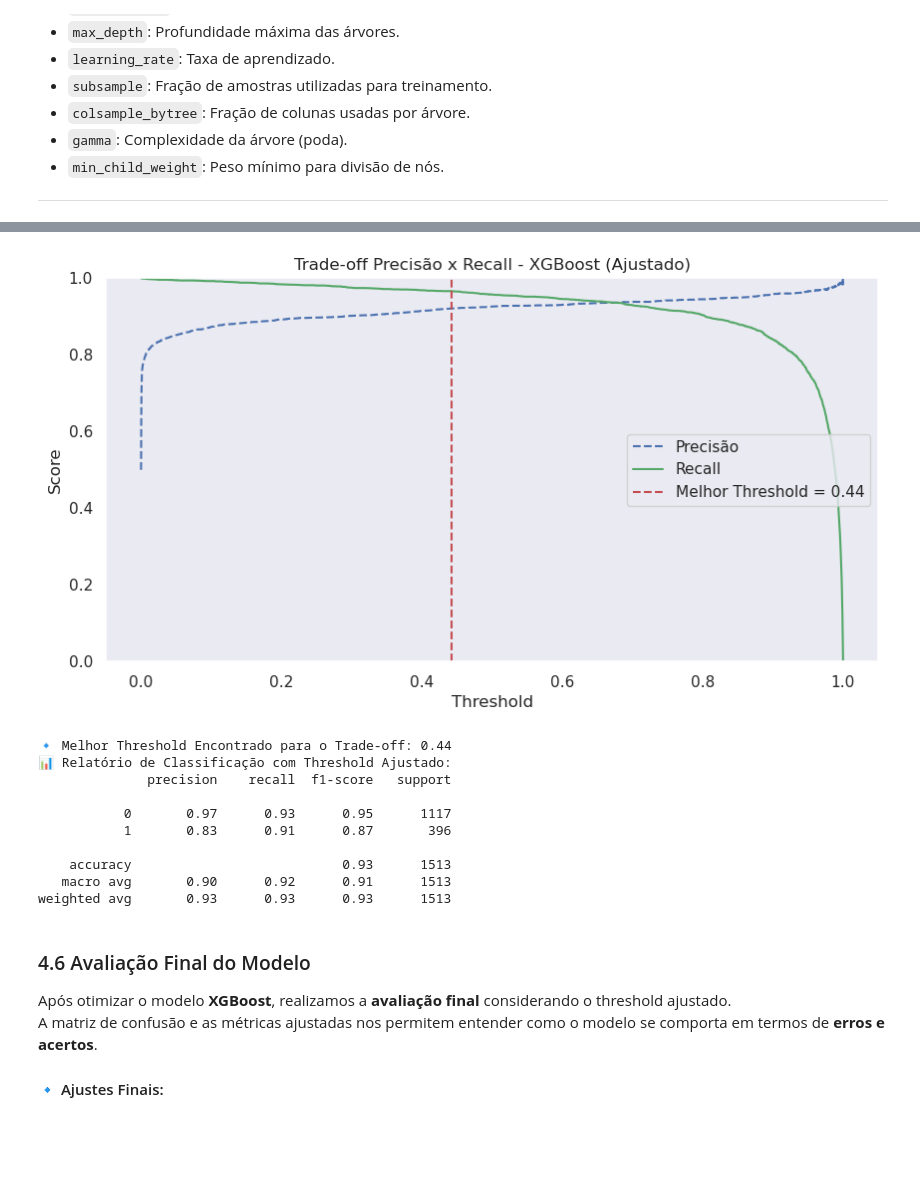
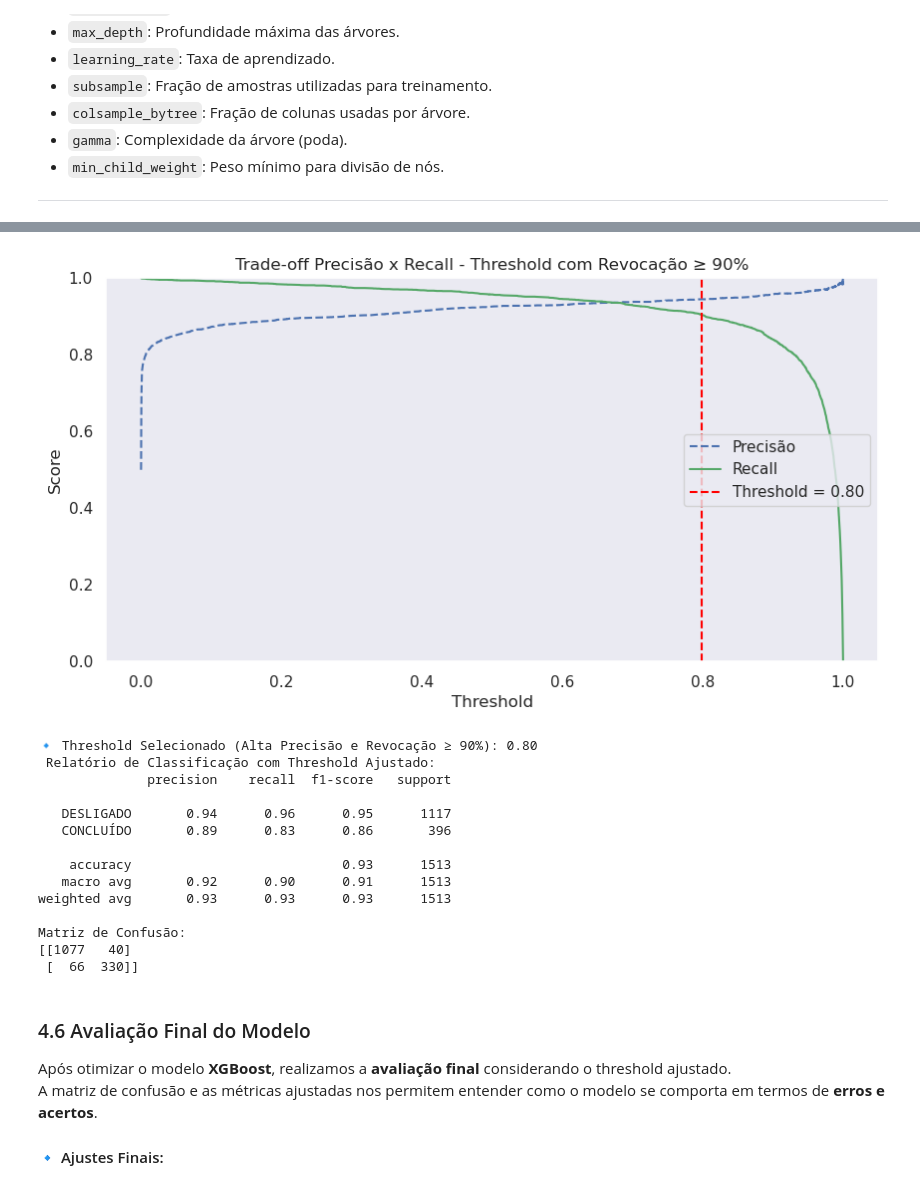
Before and after one commit to rccs2024/modelagem_preditiva, a Jupyter notebook: 3 - Pipeline_Modelagem_Preditiva_XGBoost.ipynb, the cells around one changed output, grey strips where cells are left out. Drawn from its saved outputs; the diff is of its cells as text; code cells hidden in the pictures; blank space fills up the shorter version.

```diff
--- a/3 - Pipeline_Modelagem_Preditiva_XGBoost.ipynb
+++ b/3 - Pipeline_Modelagem_Preditiva_XGBoost.ipynb
@@ -579,7 +592,7 @@ Para encontrar um **threshold ótimo**, realizamos um **trade-off entre Precisã
 SEED = 42
 np.random.seed(SEED)
 
-# Criar a validação cruzada estratificada com menos splits para reduzir tempo
+# Criar a validação cruzada estratificada
 cv = StratifiedKFold(n_splits=3, shuffle=True, random_state=SEED)
 
 # Inicializar o modelo XGBoost com os melhores hiperparâmetros ajustados
@@ -590,58 +603,80 @@ best_xgb_model = XGBClassifier(
     max_depth=6,
     min_child_weight=5,
     n_estimators=450,
     subsample=0.9,
     objective='binary:logistic',
     eval_metric='logloss',
     use_label_encoder=False,
     random_state=SEED
 )
 
-# Obter previsões probabilísticas usando validação cruzada
-y_scores = cross_val_predict(best_xgb_model, X_train_bal, y_train_bal, cv=cv, method="predict_proba", n_jobs=-1)[:, 1]
+# Obter previsões probabilísticas com validação cruzada
+y_scores = cross_val_predict(
+    best_xgb_model, X_train_bal, y_train_bal,
+    cv=cv, method="predict_proba", n_jobs=-1
+)[:, 1]
 
 # Calcular Precisão e Recall para diferentes thresholds
 precisions, recalls, thresholds = precision_recall_curve(y_train_bal, y_scores)
 
-# Identificar o melhor threshold baseado no F1-Score
-f1_scores = 2 * (precisions * recalls) / (precisions + recalls)
-best_threshold = thresholds[np.argmax(f1_scores)]  # Melhor Threshold pelo F1-Score
+# ⚠️ Definir a revocação mínima aceitável
+revocacao_minima = 0.90
+
+# Filtrar índices onde a revocação é maior que o limite mínimo
+valid_indices = np.where(recalls[:-1] >= revocacao_minima)[0]
+
+# Se houver thresholds que atendem ao critério de revocação
+if len(valid_indices) > 0:
+    best_idx = valid_indices[np.argmax(precisions[valid_indices])]
+    best_threshold_prec = thresholds[best_idx]
+else:
+    print("Nenhum threshold atende ao critério de revocação mínima. Usando o que maximiza F1.")
+    f1_scores = 2 * (precisions * recalls) / (precisions + recalls)
+    best_threshold_prec = thresholds[np.argmax(f1_scores)]
 
 # 📊 Plotando o gráfico de trade-off
 plt.figure(figsize=(10, 5))
 plt.plot(thresholds, precisions[:-1], 'b--', label='Precisão')
 plt.plot(thresholds, recalls[:-1], 'g-', label='Recall')
-plt.axvline(x=best_threshold, color='r', linestyle='--', label=f'Melhor Threshold = {best_threshold:.2f}')
+plt.axvline(x=best_threshold_prec, color='red', linestyle='--', label=f'Threshold = {best_threshold_prec:.2f}')
 plt.xlabel('Threshold')
 plt.ylabel('Score')
-plt.title('Trade-off Precisão x Recall - XGBoost (Ajustado)')
+plt.title(f'Trade-off Precisão x Recall - Threshold com Revocação ≥ {revocacao_minima:.0%}')
 plt.legend(loc='center right')
 plt.ylim([0, 1])
 plt.grid()
 plt.show()
 
-# Exibir o melhor threshold encontrado
-print(f"🔹 Melhor Threshold Encontrado para o Trade-off: {best_threshold:.2f}")
+# Exibir o threshold final escolhido
+print(f"🔹 Threshold Selecionado (Alta Precisão e Revocação ≥ {revocacao_minima:.0%}): {best_threshold_prec:.2f}")
 
-# Treinar o modelo final com os melhores hiperparâmetros e threshold ajustado
+# Treinar modelo final
 best_xgb_model.fit(X_train_bal, y_train_bal)
-y_pred_adjusted = (best_xgb_model.predict_proba(X_test)[:, 1] >= best_threshold).astype(int)
 
-# Avaliar a performance final
-print("📊 Relatório de Classificação com Threshold Ajustado:")
-print(classification_report(y_test, y_pred_adjusted))
+# Aplicar threshold no conjunto de teste
+y_pred_adjusted = (best_xgb_model.predict_proba(X_test)[:, 1] >= best_threshold_prec).astype(int)
+
+print(" Relatório de Classificação com Threshold Ajustado:")
+print(classification_report(y_test, y_pred_adjusted, target_names=["DESLIGADO", "CONCLUÍDO"]))
+
+print("Matriz de Confusão:")
+print(confusion_matrix(y_test, y_pred_adjusted))
 # %% [output]
-[figure, old version]
+[figure, new version]
-🔹 Melhor Threshold Encontrado para o Trade-off: 0.44
-📊 Relatório de Classificação com Threshold Ajustado:
+🔹 Threshold Selecionado (Alta Precisão e Revocação ≥ 90%): 0.80
+ Relatório de Classificação com Threshold Ajustado:
               precision    recall  f1-score   support
 
-           0       0.97      0.93      0.95      1117
-           1       0.83      0.91      0.87       396
+   DESLIGADO       0.94      0.96      0.95      1117
+   CONCLUÍDO       0.89      0.83      0.86       396
 
     accuracy                           0.93      1513
-   macro avg       0.90      0.92      0.91      1513
+   macro avg       0.92      0.90      0.91      1513
 weighted avg       0.93      0.93      0.93      1513
+
+Matriz de Confusão:
+[[1077   40]
+ [  66  330]]
 # %% [markdown]
 ### 4.6 Avaliação Final do Modelo
 
```
Also changed, not shown: parts of 7 cells of this notebook, 2 other files.
